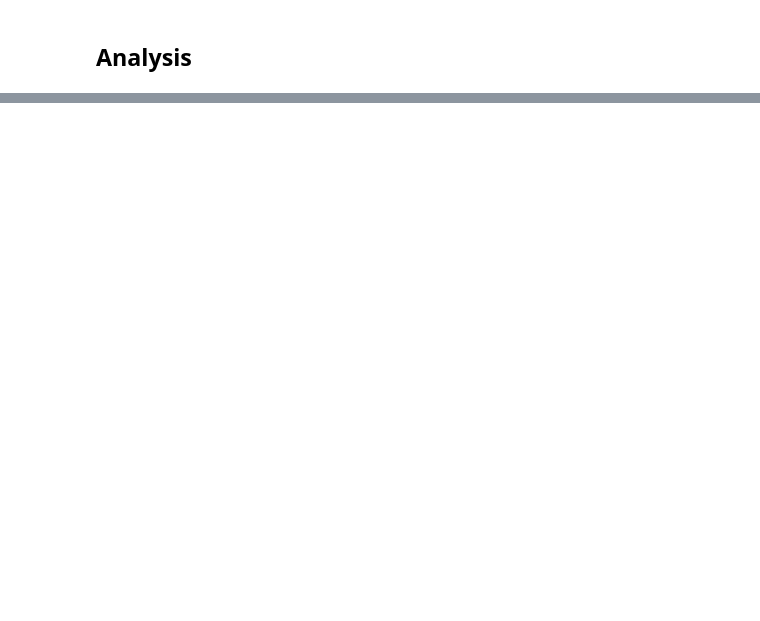
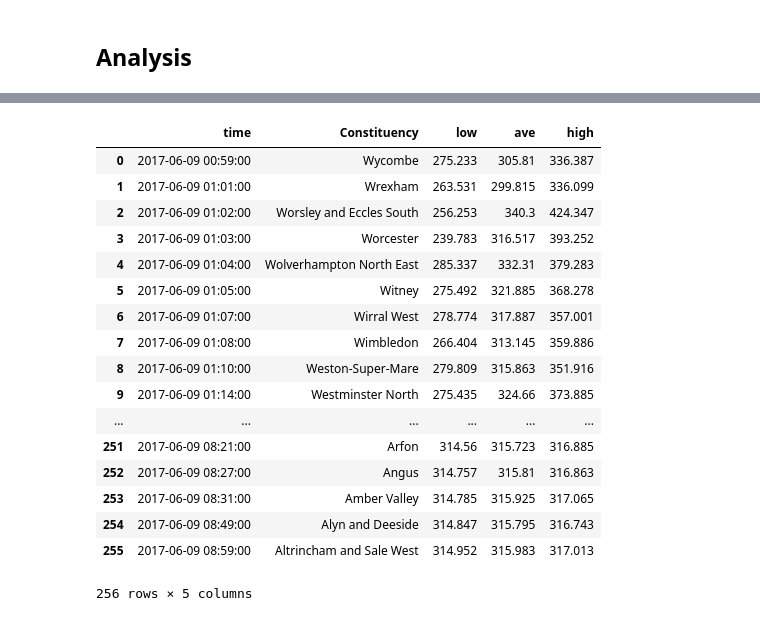
Before and after one commit to alexhuang1117/Data-Science-Portfolio, a Jupyter notebook: FX_Analysis_during_UK_Election/main.ipynb, the cells around one changed output, grey strips where cells are left out. Saved outputs shown, nothing was run; the diff lists cells and outputs as text; code cells hidden in the pictures; blank space fills up the shorter version.

```diff
--- a/FX_Analysis_during_UK_Election/main.ipynb
+++ b/FX_Analysis_during_UK_Election/main.ipynb
@@ -112,18 +97,17 @@ Name: 2, dtype: object
 # %% [markdown]
 ## Analysis
 # %%
-columns = ['time', 'state','low', 'ave', 'high']
+columns = ['time', 'Constituency','low', 'ave', 'high']
 index= full_table.index
 pred=pd.DataFrame(index=index, columns=columns)
 
 sim_num = 20
 for i in range(4,len(full_table)-7):
 
-    #Trump regression
-    #fit linear regression
-
-    X_lab=np.asarray(full_table['Lab_poll'][0:i])
-    Y_lab=np.asarray(full_table['Lab[c]'][0:i])
+    #labour regression
+    data_lab=full_table[['Lab_poll','Lab[c]','Total']][0:i].dropna(axis=0)
+    X_lab=data_lab['Lab_poll']
+    Y_lab=data_lab['Lab[c]']/data_lab['Total']
     X_lab=sm.add_constant(X_lab)
     model_lab = sm.RLM(Y_lab, X_lab,missing = 'drop').fit()
 
@@ -132,8 +116,9 @@ for i in range(4,len(full_table)-7):
     slope_lab = np.random.normal(model_lab.params[1], model_lab.bse[1], sim_num)
 
     #Conservatives regression
-    X_con=full_table['con_poll'][0:i]
-    Y_con=full_table['con[b]'][0:i]
+    data_con=full_table[['Con_poll','Con[b]','Total']][0:i].dropna(axis=0)
+    X_con=data_con['Con_poll']
+    Y_con=data_con['Con[b]']/data_con['Total']
     X_con=sm.add_constant(X_con)
     model_con = sm.RLM(Y_con, X_con).fit()
 
@@ -141,11 +126,22 @@ for i in range(4,len(full_table)-7):
     const_con = np.random.normal(model_con.params[0], model_con.bse[0], sim_num)
     slope_con = np.random.normal(model_con.params[1], model_con.bse[1], sim_num)
 
+    #Liberal Regression
+    data_lib=full_table[['Lib_poll','LD','Total']][0:i].dropna(axis=0)
+    X_lib=data_lib['Lib_poll']
+    Y_lib=data_lib['LD']/data_lib['Total']
+    X_lib=sm.add_constant(X_lib)
+    model_lib = sm.RLM(Y_lib, X_lib).fit()
+
+    #extract parameters
+    const_lib = np.random.normal(model_lib.params[0], model_lib.bse[0], sim_num)
+    slope_lib = np.random.normal(model_lib.params[1], model_lib.bse[1], sim_num)
 
 
-    result = np.zeros([sim_num, len(remain)])
 
-    for j in range(0, len(const_dt)):
+    result = np.zeros([sim_num, len(full_table)-i])
+
+    for j in range(0, len(const_lab)):
 
         #Liberal
         error_lab = np.random.normal(np.mean(model_lab.resid), np.std(model_lab.resid), sim_num)
@@ -153,10 +149,13 @@ for i in range(4,len(full_table)-7):
 
         #Conservative
         error_con = np.random.normal(np.mean(model_con.resid), np.std(model_con.resid), sim_num)
-        result_con = np.array([v + const_con[j] + slope_con[j]*np.array(full_table['con_poll'][i:]) for v in error_con])
+        result_con = np.array([v + const_con[j] + slope_con[j]*np.array(full_table['Con_poll'][i:]) for v in error_con])
 
+        #Liberal
+        error_lib = np.random.normal(np.mean(model_lib.resid), np.std(model_lib.resid), sim_num)
+        result_lib = np.array([v + const_lib[j] + slope_lib[j]*np.array(full_table['Lib_poll'][i:]) for v in error_lib])
 
-        result_temp = result_lab>result_con
+        result_temp = (result_con>result_lab) & (result_con>result_lib)
         result = np.append(result, result_temp,axis=0)
 
     #remove the zeros during initialisation
@@ -166,11 +165,11 @@ for i in range(4,len(full_table)-7):
     #filling the result of intermediates states with current count
 #    select.result[select.result.isnull()[0:i]]=(select['trump'][select.result.isnull()[0:i]]>select['clinton'][select.result.isnull()[0:i]]).astype(int)
 
-    EEV=sum(full_table[0:i])+ np.dot(result, remain['EV'])
+    EEV=len(full_table.Party[0:i][full_table.Party=='Con'])+ np.count_nonzero(result, axis=1)
 #    print(jointb['time'][i],jointb['State'][i], EEV)
 
     #make table for plot
-    pred.time[i]=datetime.strptime(full_table.time[i], '%Y-%m-%d %H:%M')
+    pred.time[i]=full_table.time[i]
     pred.Constituency[i]=full_table.Constituency[i]
     pred.low[i]=np.mean(EEV)-np.std(EEV)
     pred.ave[i]=np.mean(EEV)
@@ -190,0 +191,21 @@ array([[  1.,  29.],
+# %%
+pred
+# %% [output]
+|  | time | Constituency | low | ave | high |
+| 0 | 2017-06-09 00:59:00 | Wycombe | 275.233 | 305.81 | 336.387 |
+| 1 | 2017-06-09 01:01:00 | Wrexham | 263.531 | 299.815 | 336.099 |
+| 2 | 2017-06-09 01:02:00 | Worsley and Eccles South | 256.253 | 340.3 | 424.347 |
+| 3 | 2017-06-09 01:03:00 | Worcester | 239.783 | 316.517 | 393.252 |
+| 4 | 2017-06-09 01:04:00 | Wolverhampton North East | 285.337 | 332.31 | 379.283 |
+| 5 | 2017-06-09 01:05:00 | Witney | 275.492 | 321.885 | 368.278 |
+| 6 | 2017-06-09 01:07:00 | Wirral West | 278.774 | 317.887 | 357.001 |
+| 7 | 2017-06-09 01:08:00 | Wimbledon | 266.404 | 313.145 | 359.886 |
+| 8 | 2017-06-09 01:10:00 | Weston-Super-Mare | 279.809 | 315.863 | 351.916 |
+| 9 | 2017-06-09 01:14:00 | Westminster North | 275.435 | 324.66 | 373.885 |
+| ... | ... | ... | ... | ... | ... |
+| 251 | 2017-06-09 08:21:00 | Arfon | 314.56 | 315.723 | 316.885 |
+| 252 | 2017-06-09 08:27:00 | Angus | 314.757 | 315.81 | 316.863 |
+| 253 | 2017-06-09 08:31:00 | Amber Valley | 314.785 | 315.925 | 317.065 |
+| 254 | 2017-06-09 08:49:00 | Alyn and Deeside | 314.847 | 315.795 | 316.743 |
+| 255 | 2017-06-09 08:59:00 | Altrincham and Sale West | 314.952 | 315.983 | 317.013 |
+256 rows × 5 columns
```
Also changed, not shown: parts of 5 cells of this notebook, 6 other files.
